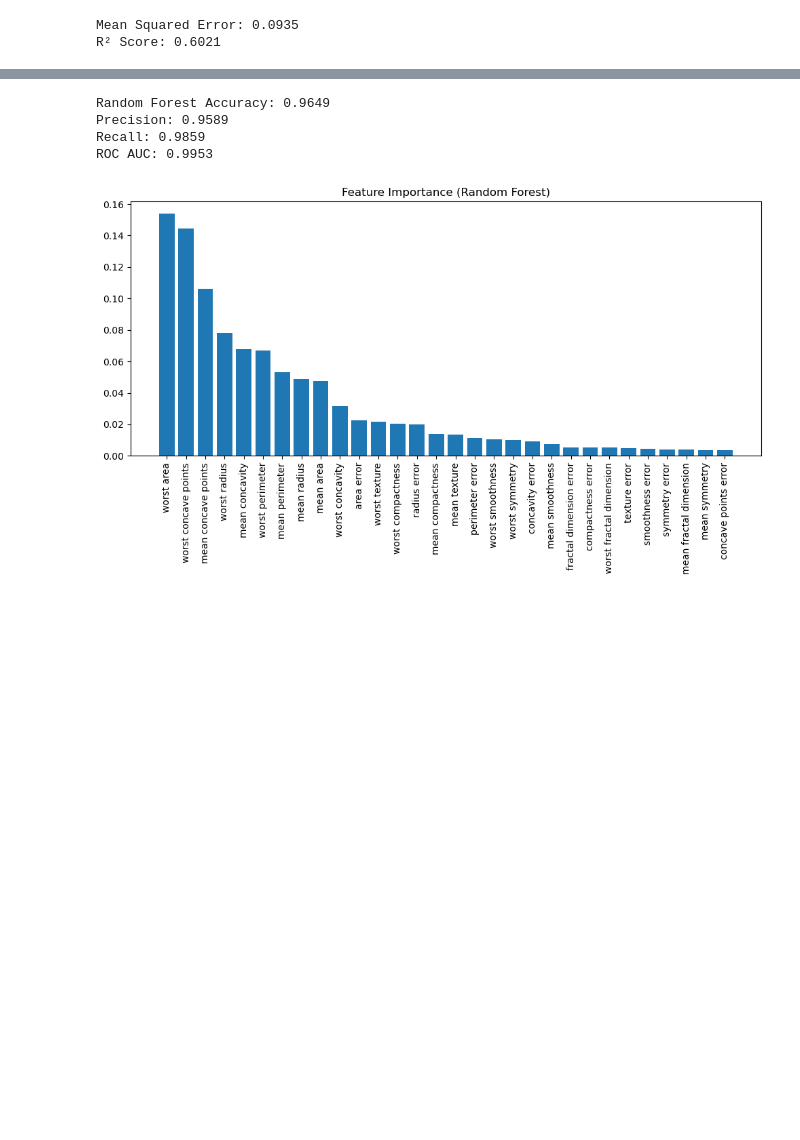
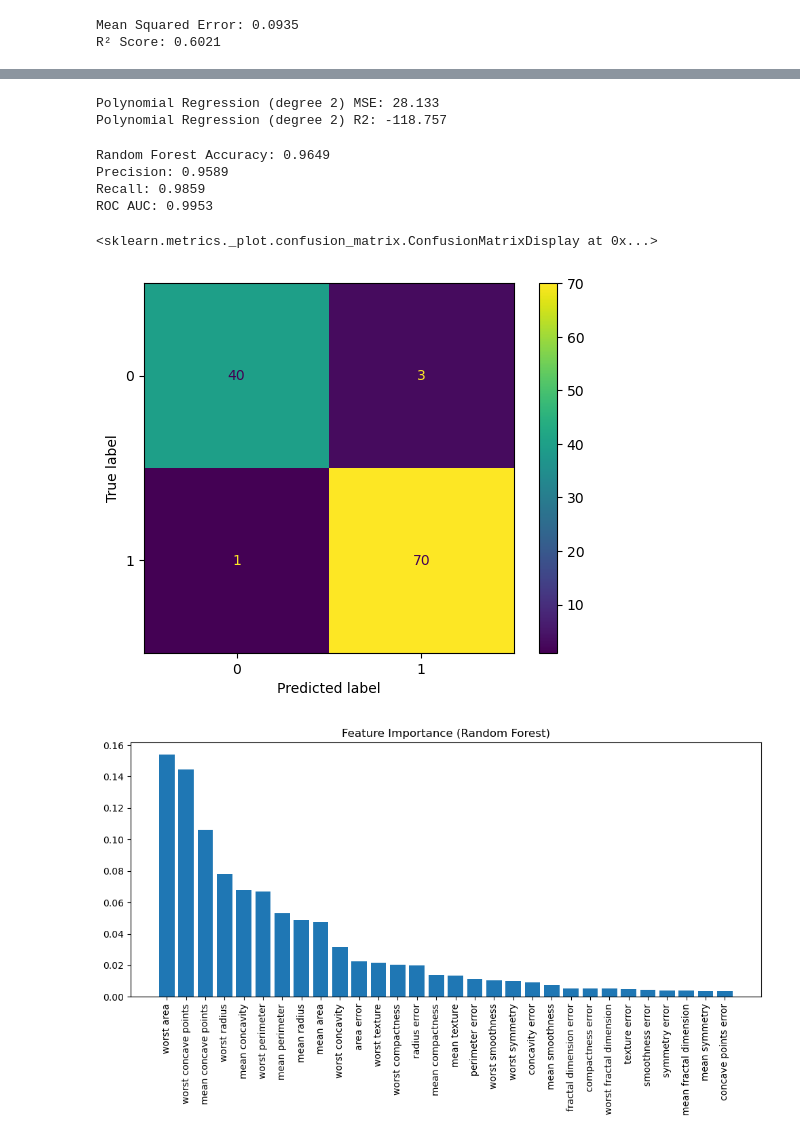
Before and after one commit to kumsquare/BreastCancer, a Jupyter notebook: MLMiniProject.ipynb, the cells around one changed output, grey strips where cells are left out. Cells and saved outputs as stored; diff of their text form; code cells hidden in the pictures; blank space fills up the shorter version.

```diff
--- a/MLMiniProject.ipynb
+++ b/MLMiniProject.ipynb
@@ -106,27 +104,60 @@ ROC AUC: 0.9977
+# %%
+from sklearn.preprocessing import PolynomialFeatures
+from sklearn.linear_model import LinearRegression
+from sklearn.metrics import mean_squared_error, r2_score
+
+# Create polynomial features (let’s say degree 2)
+poly = PolynomialFeatures(degree=2)
+
+# Transform train and test sets
+X_train_poly = poly.fit_transform(X_train)
+X_test_poly = poly.transform(X_test)
+
+# Use linear regression on the transformed features
+model_poly = LinearRegression()
+model_poly.fit(X_train_poly, y_train)
+
+# Predict
+y_pred_poly = model_poly.predict(X_test_poly)
+
+# Metrics
+mse = mean_squared_error(y_test, y_pred_poly)
+r2 = r2_score(y_test, y_pred_poly)
+
+print(f"Polynomial Regression (degree 2) MSE: {mse:.3f}")
+print(f"Polynomial Regression (degree 2) R2: {r2:.3f}")
+# %% [output]
+Polynomial Regression (degree 2) MSE: 28.133
+Polynomial Regression (degree 2) R2: -118.757
 # %%
 from sklearn.ensemble import RandomForestClassifier
 from sklearn.metrics import accuracy_score, precision_score, recall_score, roc_auc_score
 
 # Initialize
 rf = RandomForestClassifier(n_estimators=100, random_state=42)
 
 # Fit
 rf.fit(X_train, y_train)
 
 # Predict
 y_pred_rf = rf.predict(X_test)
 y_pred_prob_rf = rf.predict_proba(X_test)[:,1]
+# Random Forest
+cm_rf = confusion_matrix(y_test, y_pred_rf)
 
 # Evaluate
 print(f"Random Forest Accuracy: {accuracy_score(y_test, y_pred_rf):.4f}")
 print(f"Precision: {precision_score(y_test, y_pred_rf):.4f}")
 print(f"Recall: {recall_score(y_test, y_pred_rf):.4f}")
 print(f"ROC AUC: {roc_auc_score(y_test, y_pred_prob_rf):.4f}")
+ConfusionMatrixDisplay(cm_rf).plot()
 # %% [output]
 Random Forest Accuracy: 0.9649
 Precision: 0.9589
 Recall: 0.9859
 ROC AUC: 0.9953
+<sklearn.metrics._plot.confusion_matrix.ConfusionMatrixDisplay at 0x...>
+[figure, added]
 # %%
 import matplotlib.pyplot as plt
 import numpy as np
```
Also changed, not shown: parts of 13 cells of this notebook.
